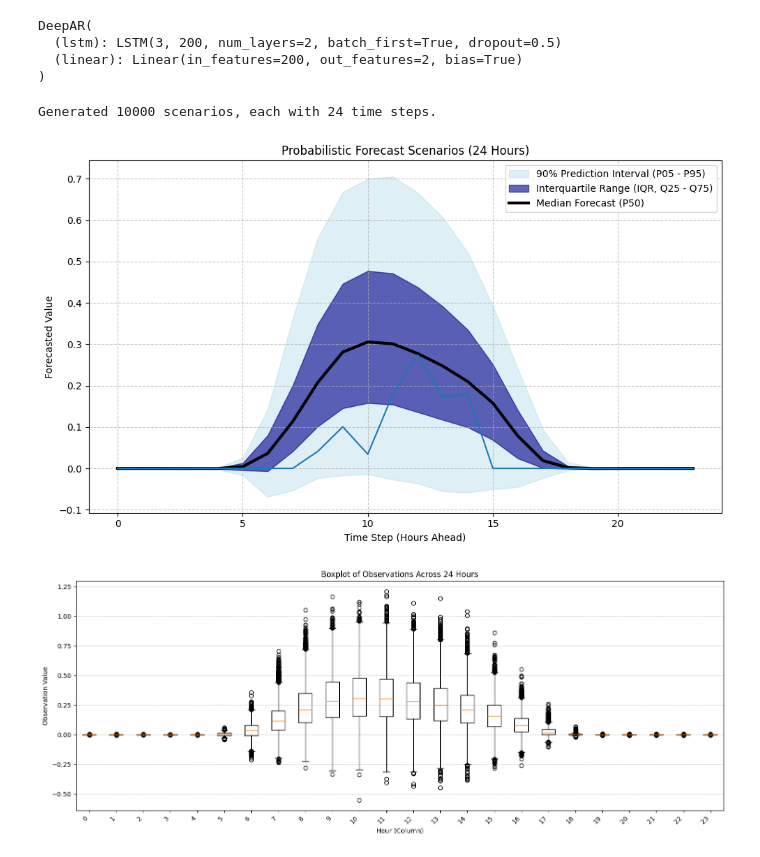
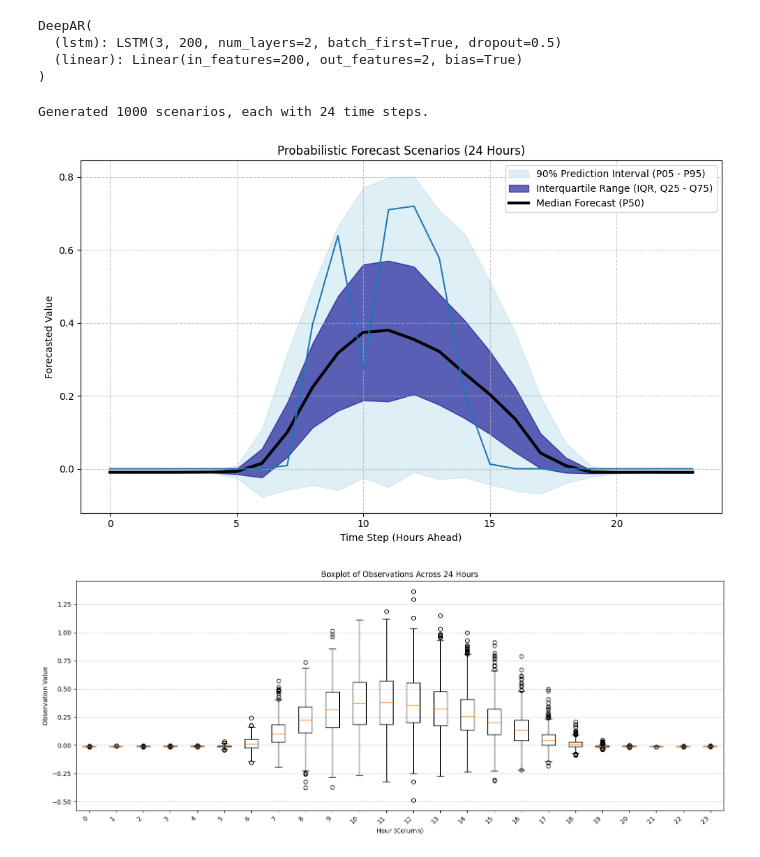
Before and after one commit to Joris-Dprtr/stochastic_programming, a Jupyter notebook: toy_example.ipynb, the cells around one changed output. Cells and saved outputs as stored; diff of their text form; code cells hidden in the pictures.

```diff
--- a/toy_example.ipynb
+++ b/toy_example.ipynb
@@ -28,7 +28,7 @@ tilt = None
 peak_power = 2.48                                                                     # The peak output of the system
 loss = 14
 # %%
-start_date = 2005
+start_date = 2015
 end_date = None
 
 parameters_PVGIS = {'lat': latitude,
@@ -64,6 +64,11 @@ forecast_gap = -23
 distribution = "gaussian"
 
 device = torch.device("cuda" if torch.cuda.is_available() else "cpu")
+# %%
+split = 0.8
+total_set = len(pv_data)-24
+split_set = round((total_set/24)*split)*24
+rounded_split = split_set/total_set
 # %%
 # Get the data in the torch.tensor format
 target_tensors = Tensors(pv_data,
@@ -74,7 +79,7 @@ target_tensors = Tensors(pv_data,
                          forecast_period,
                          gap=gap,
                          forecast_gap=forecast_gap,
-                         train_test_split=0.8)
+                         train_test_split=rounded_split)
 
 # Split the data into train and test sets with separate tensors for features (X) and the target (y)
 X_train, X_test, y_train, y_test = target_tensors.create_tensor()
@@ -128,10 +133,10 @@ with torch.no_grad():
 
     # Run history through LSTM to get the final hidden state h_t and c_t
     # (The state that summarizes the context window up to time t)
-    _, (h_initial, c_initial) = deepar.lstm(X_test[14+24*day:15+24*day, :, :].to(device))
+    _, (h_initial, c_initial) = deepar.lstm(X_test[24*day:1+24*day, :, :].to(device))
 
     # Calculate the parameters for the first prediction, t+1, based on the primed state
-    last_output, _ = deepar.lstm(X_test[14+24*day:15+24*day, -1:, :].to(device), (h_initial, c_initial))
+    last_output, _ = deepar.lstm(X_test[24*day:1+24*day, -1:, :].to(device), (h_initial, c_initial))
     params_t_plus_1 = deepar.linear(last_output.squeeze(0).squeeze(0))
 
     if distribution == "gaussian":
@@ -144,13 +149,13 @@ with torch.no_grad():
 
     # Extract future exogenous features for the recursive loop
     # Shape [23, 2] (23 steps, 2 features)
-    future_exog_features = X_test[15+24*day:15+24*(day+1), -1, 1:].to(device)
+    future_exog_features = X_test[1+24*day:1+24*(day+1), -1, 1:].to(device)
 
     # List to store all 100 scenario paths
     all_scenarios = []
 
-    # --- SCENARIO GENERATION LOOP (Run 100 Times) ---
-    NUM_SCENARIOS = 10000
+    # --- SCENARIO GENERATION LOOP ---
+    NUM_SCENARIOS = 1000
 
     for s in range(NUM_SCENARIOS):
 
@@ -207,7 +212,7 @@ with torch.no_grad():
 
 print(f"Generated {len(all_scenarios)} scenarios, each with {len(all_scenarios[0])} time steps.")
 # %% [output]
-Generated 10000 scenarios, each with 24 time steps.
+Generated 1000 scenarios, each with 24 time steps.
 # %%
 scenarios_array = np.array(all_scenarios)
 df_scenarios = pd.DataFrame(scenarios_array).T
@@ -241,35 +246,35 @@ plt.fill_between(
 plt.fill_between(
     quantiles['Time Step'],
     quantiles['Q25'],
     quantiles['Q75'],
     color='darkblue',
     alpha=0.6,
     label='Interquartile Range (IQR, Q25 - Q75)'
 )
 
 # c) Median (P50) (Thick Line)
 plt.plot(
     quantiles['Time Step'],
     quantiles['Q50_Median'],
     color='black',
     linewidth=3,
     label='Median Forecast (P50)'
 )
 
-plt.plot(y_test[14+24*day])
+plt.plot(y_test[24*day])
 
 
 # Final Touches
 plt.title('Probabilistic Forecast Scenarios (24 Hours)')
 plt.xlabel('Time Step (Hours Ahead)')
 plt.ylabel('Forecasted Value') # Adjust this label if you have specific units (e.g., kW, €)
 plt.legend()
 plt.grid(True, linestyle='--', alpha=0.7)
 plt.tight_layout()
 
 plt.show() # Display the plot
 # %% [output]
-[figure, old version]
+[figure, new version]
 # %%
 # 1. Set the figure size for better display of 24 boxplots
 plt.figure(figsize=(15, 6))
@@ -293,4 +298,4 @@ plt.tight_layout()
 # 6. Display or save the plot
 plt.show()
 # %% [output]
-[figure, old version]
+[figure, new version]
```
Also changed, not shown: parts of 16 cells of this notebook, 1 other file.
